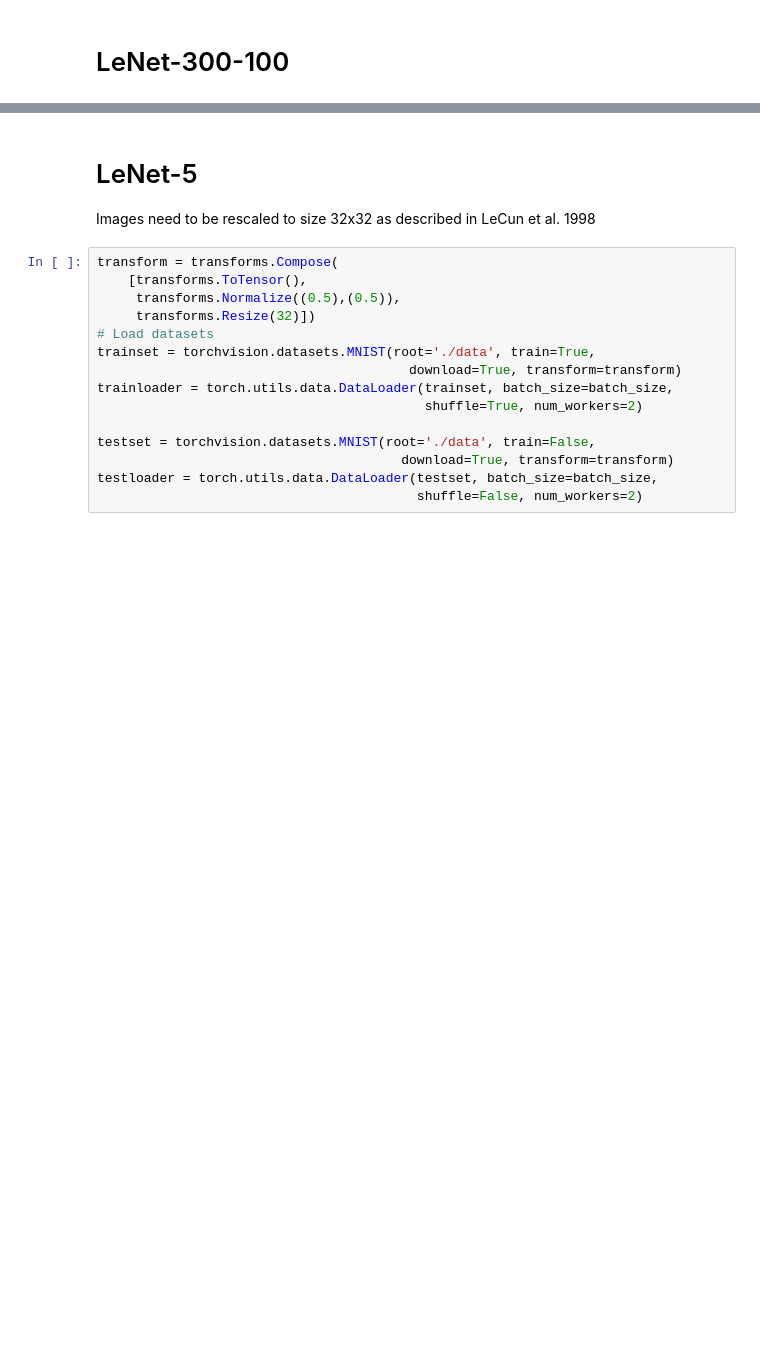
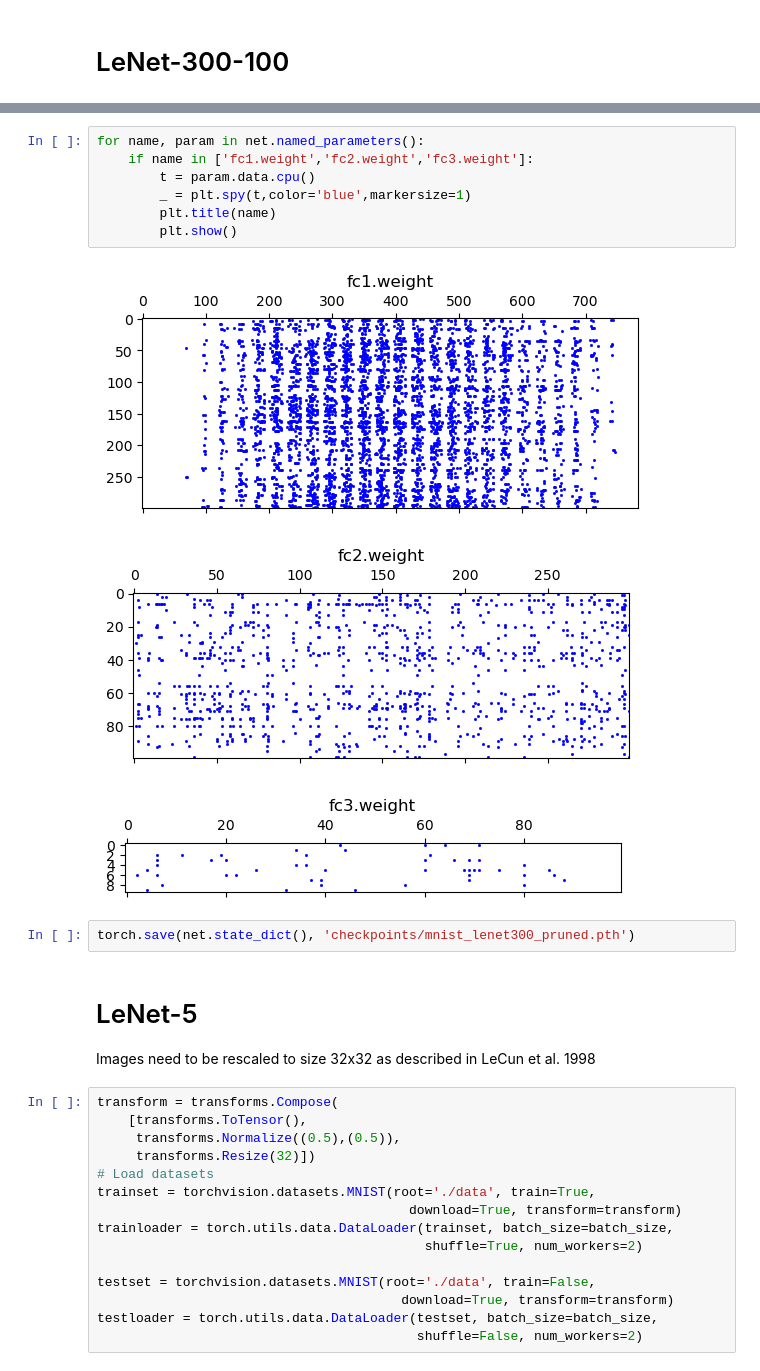
Before and after one commit to ciodar/deep-compression, a Jupyter notebook: mnist.ipynb, the cells around one changed output, grey strips where cells are left out. Saved outputs shown, nothing was run; the diff lists cells and outputs as text; blank space fills up the shorter version.

```diff
--- a/mnist.ipynb
+++ b/mnist.ipynb
@@ -108,3 +208,16 @@ plt.show()
+# %%
+for name, param in net.named_parameters():
+    if name in ['fc1.weight','fc2.weight','fc3.weight']:
+        t = param.data.cpu()
+        _ = plt.spy(t,color='blue',markersize=1)
+        plt.title(name)
+        plt.show()
+# %% [output]
+[figure, added]
+[figure, added]
+[figure, added]
+# %%
+torch.save(net.state_dict(), 'checkpoints/mnist_lenet300_pruned.pth')
 # %% [markdown]
 # LeNet-5
 
```
Also changed, not shown: parts of 11 cells of this notebook, 3 other files.
